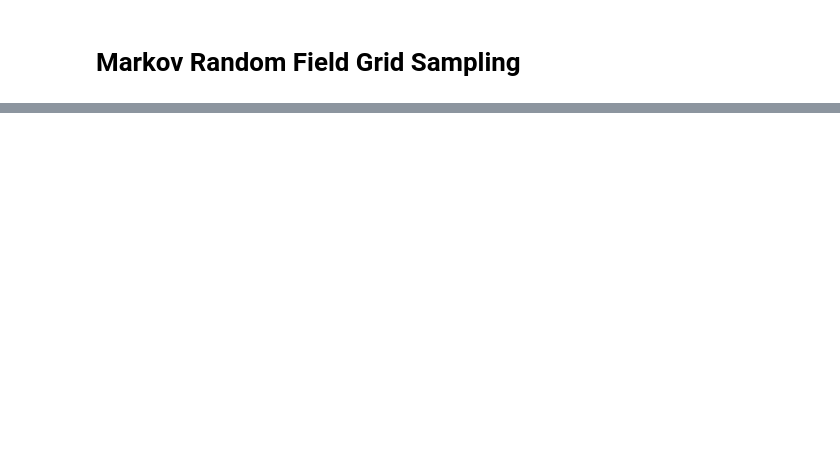
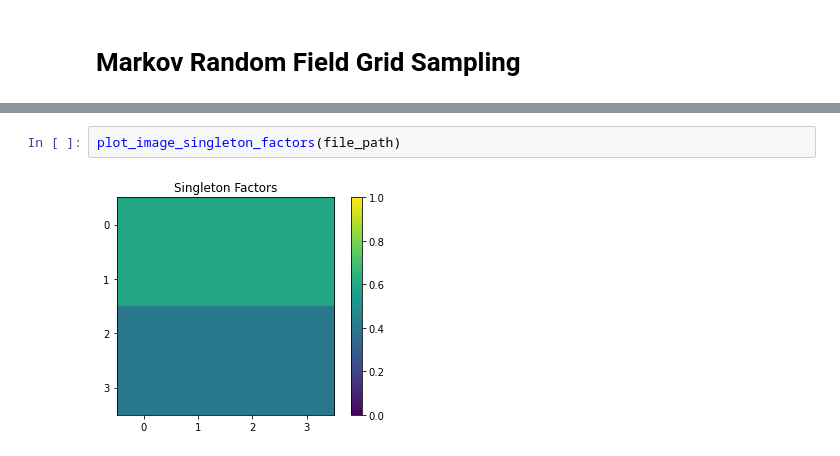
Before and after one commit to fkeidel/BayesNet, a Jupyter notebook: examples/grid_sampling/grid_sampling.ipynb, the cells around one changed output, grey strips where cells are left out. Saved outputs shown, nothing was run; the diff lists cells and outputs as text; blank space fills up the shorter version.

```diff
--- a/examples/grid_sampling/grid_sampling.ipynb
+++ b/examples/grid_sampling/grid_sampling.ipynb
@@ -52,0 +61,4 @@ OSError: C:/BayesNet/examples/grid_sampling/plots/Chart_Est_Marginals_Var0_MHSwe
+# %%
+plot_image_singleton_factors(file_path)
+# %% [output]
+[figure, added]
```
Also changed, not shown: parts of 7 cells of this notebook, 36 other files.
